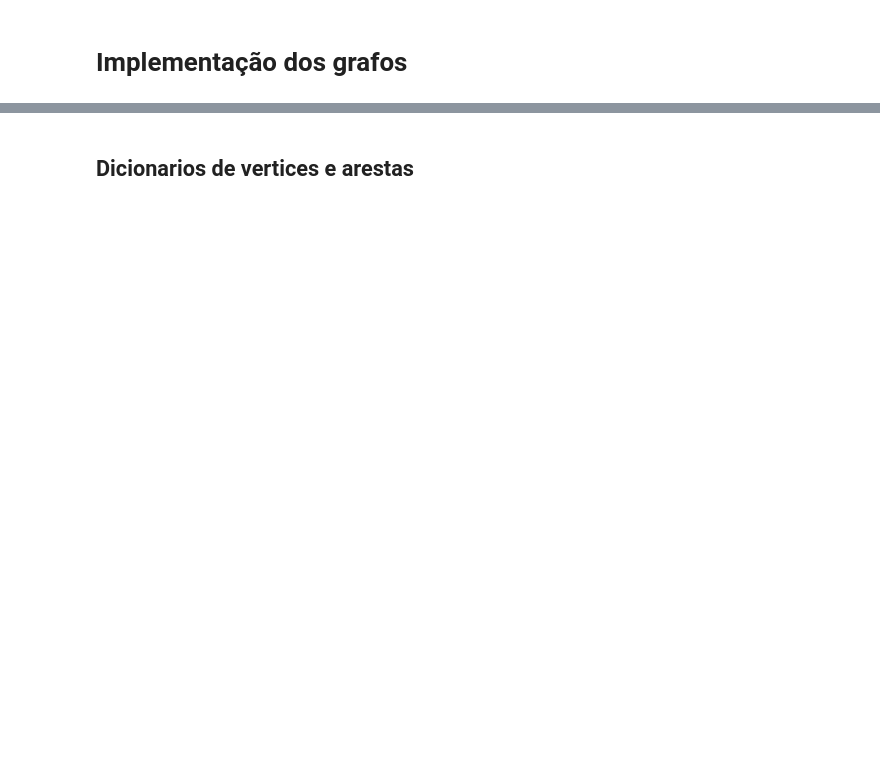
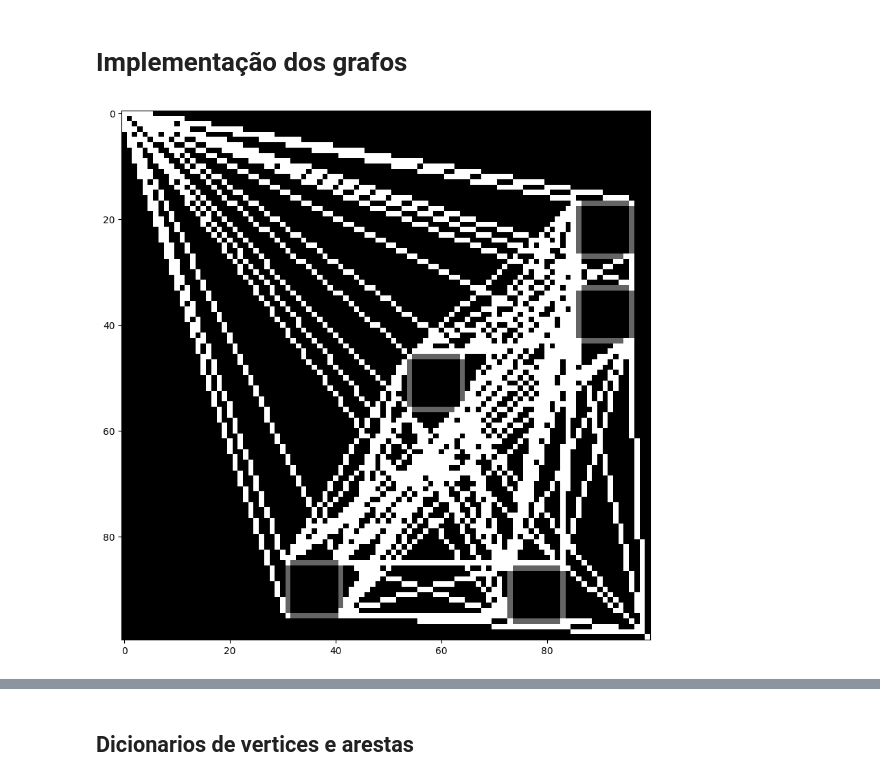
Before and after one commit to KillerGlass/sistemas-inteligentes, a Jupyter notebook: obs_grafo.ipynb, the cells around one changed output, grey strips where cells are left out. Saved outputs shown, nothing was run; the diff lists cells and outputs as text; code cells hidden in the pictures; blank space fills up the shorter version.

```diff
--- a/obs_grafo.ipynb
+++ b/obs_grafo.ipynb
@@ -56,8 +56,8 @@ def calculate_line(Point_p1: tuple,
 
         x = x + xinc
         y = y + yinc
-        aux_x = round(x)
-        aux_y = round(y)
+        aux_x = floor(x)
+        aux_y = floor(y)
 
         line.append((aux_x, aux_y))
 
@@ -181,29 +194,28 @@ def create_matriz(
 # %%
 def main():
 
   # Define o tamanho da matriz
   tamanho = 100
 
   # Define o tamanho dos obstaculos
-  tamanho_obstaculo = 10
+  tamanho_obstaculo =10
 
   point_1 = (0,0)
   point_2 = (99,99)
 
-  matriz, list_segments , obs= create_matriz(tamanho, tamanho_obstaculo, 10, point_1, point_2)
+  matriz, list_segments , obs, dict_segments= create_matriz(tamanho, tamanho_obstaculo, 5, point_1, point_2)
 
 
 
-  points = calculate__route(matriz, point_1, point_2, obs, list_segments)
-
-  points.values
-
+  points = calculate__route(matriz, point_1, point_2, obs, list_segments, dict_segments)
 
   # plota a matiz
   plt.figure(figsize=(10,10))
   plt.imshow(matriz)
   plt.show()
 
 main()
+# %% [output]
+[figure, added]
 # %%
 # Define o tamanho da matriz
```
Also changed, not shown: parts of 15 cells of this notebook.
